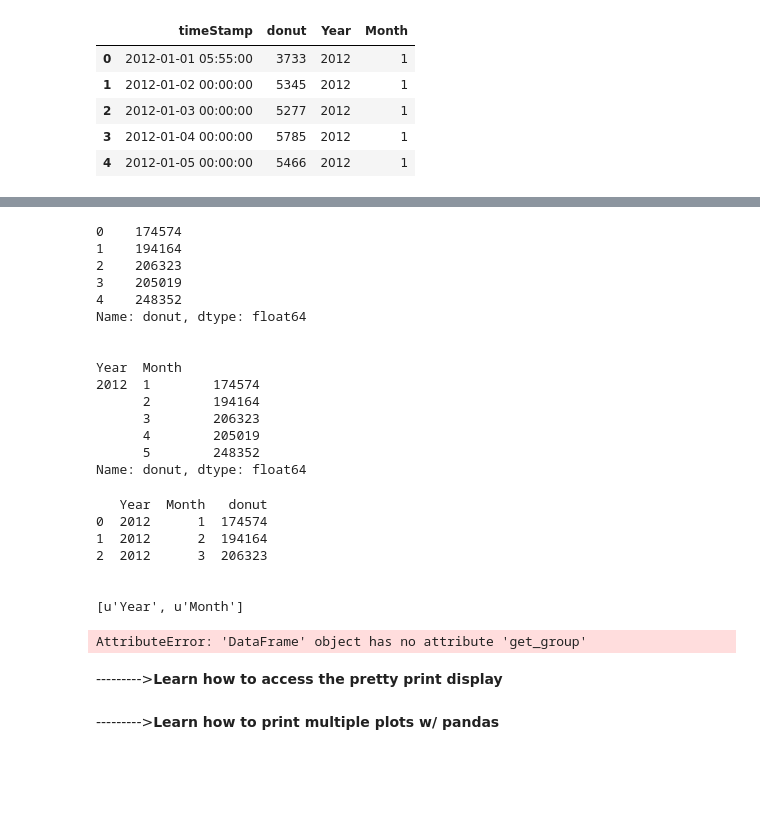
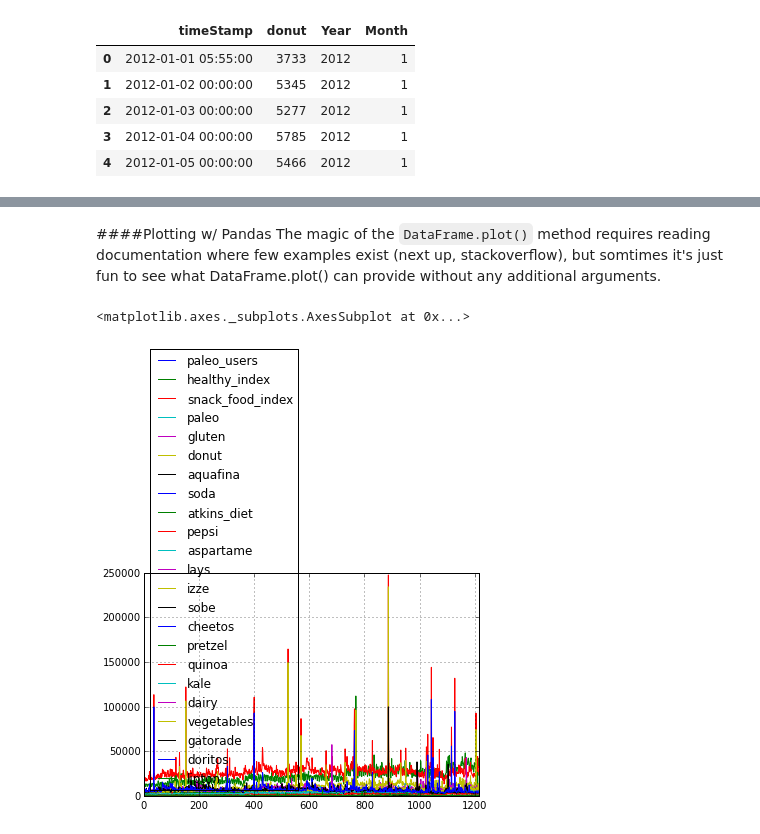
Before and after one commit to blehman/PyMNtos_ipynbD3_workshop, a Jupyter notebook: d3_notebook_example/notebooks/example.ipynb, the cells around one changed output, grey strips where cells are left out. Cells and saved outputs as stored; diff of their text form; code cells hidden in the pictures; blank space fills up the shorter version.

```diff
--- a/d3_notebook_example/notebooks/example.ipynb
+++ b/d3_notebook_example/notebooks/example.ipynb
@@ -231,37 +219,0 @@ None
-# %%
-print donut_groupby_yearmonth.donut.head()
-print
-print
-print donut_groupby_yearmonth1.donut.head()
-# %% [output]
-0    174574
-1    194164
-2    206323
-3    205019
-4    248352
-Name: donut, dtype: float64
-
-
-Year  Month
-2012  1        174574
-      2        194164
-      3        206323
-      4        205019
-      5        248352
-Name: donut, dtype: float64
-# %%
-print donut_groupby_yearmonth.ix[0:2,:]
-print
-print
-print donut_groupby_yearmonth1.index.names
-print
-print donut_groupby_yearmonth1.get_group()
-# %% [output]
-   Year  Month   donut
-0  2012      1  174574
-1  2012      2  194164
-2  2012      3  206323
-
-
-[u'Year', u'Month']
-AttributeError: 'DataFrame' object has no attribute 'get_group'
@@ -278,2 +219,0 @@ cp_data.head()
-# %% [markdown]
---------->**Learn how to access the pretty print display**
@@ -288,2 +220,8 @@ print sampleData.columns
-# %% [markdown]
---------->**Learn how to print multiple plots w/ pandas**
+# %% [markdown]
+####Plotting w/ Pandas
+The magic of the `DataFrame.plot()` method requires reading documentation where few examples exist (next up, stackoverflow), but somtimes it's just fun to see what DataFrame.plot() can provide without any additional arguments.
+# %%
+display(sampleData.plot())
+# %% [output]
+<matplotlib.axes._subplots.AxesSubplot at 0x...>
+[figure, added]
```
Also changed, not shown: parts of 23 cells of this notebook.
